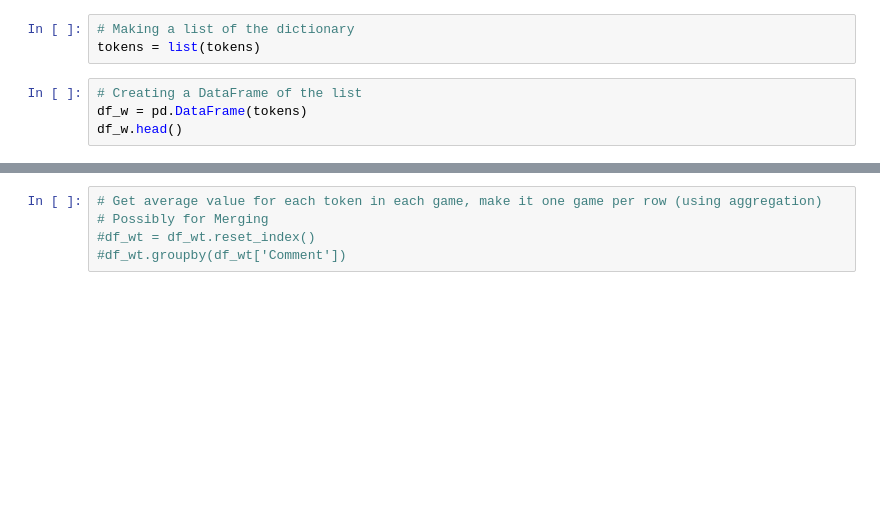
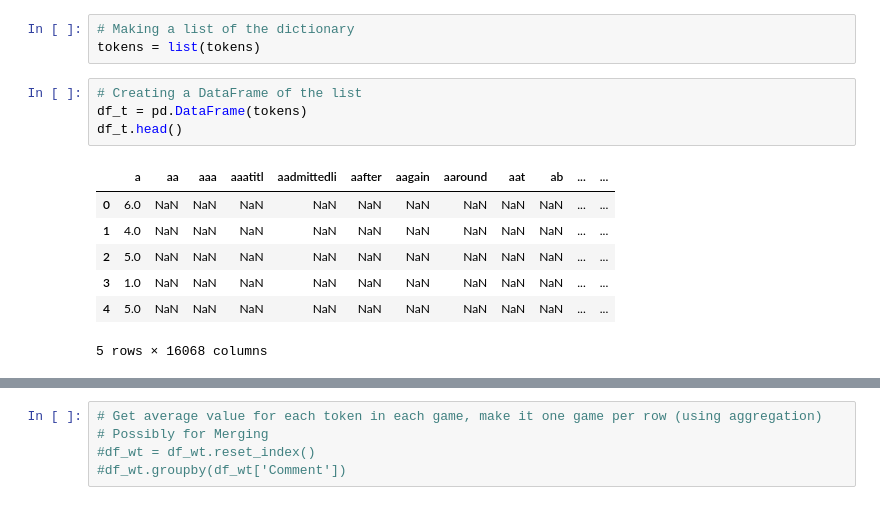
Before and after one commit to SportsReiter12/Data-Science, a Jupyter notebook: Video Game Capstone Project/Data Wrangling/Video Game Capstone Project Data Wrangling.ipynb, the cells around one changed output, grey strips where cells are left out. Saved outputs shown, nothing was run; the diff lists cells and outputs as text; blank space fills up the shorter version.

```diff
--- a/Video Game Capstone Project/Data Wrangling/Video Game Capstone Project Data Wrangling.ipynb
+++ b/Video Game Capstone Project/Data Wrangling/Video Game Capstone Project Data Wrangling.ipynb
@@ -241,7 +320,15 @@ tokens
 tokens = list(tokens)
 # %%
 # Creating a DataFrame of the list
-df_w = pd.DataFrame(tokens)
-df_w.head()
+df_t = pd.DataFrame(tokens)
+df_t.head()
+# %% [output]
+|  | a | aa | aaa | aaatitl | aadmittedli | aafter | aagain | aaround | aat | ab | ... | ... |
+| 0 | 6.0 | NaN | NaN | NaN | NaN | NaN | NaN | NaN | NaN | NaN | ... | ... |
+| 1 | 4.0 | NaN | NaN | NaN | NaN | NaN | NaN | NaN | NaN | NaN | ... | ... |
+| 2 | 5.0 | NaN | NaN | NaN | NaN | NaN | NaN | NaN | NaN | NaN | ... | ... |
+| 3 | 1.0 | NaN | NaN | NaN | NaN | NaN | NaN | NaN | NaN | NaN | ... | ... |
+| 4 | 5.0 | NaN | NaN | NaN | NaN | NaN | NaN | NaN | NaN | NaN | ... | ... |
+5 rows × 16068 columns
 # %%
 # Naming the index, changing missing values to 0
```
Also changed, not shown: parts of 9 cells of this notebook.
